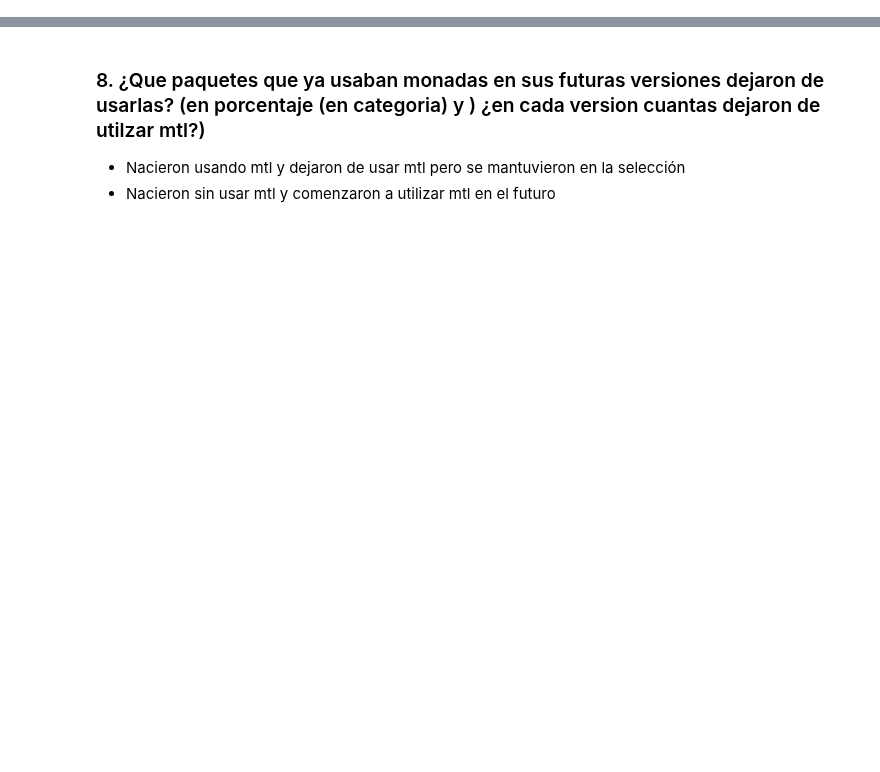
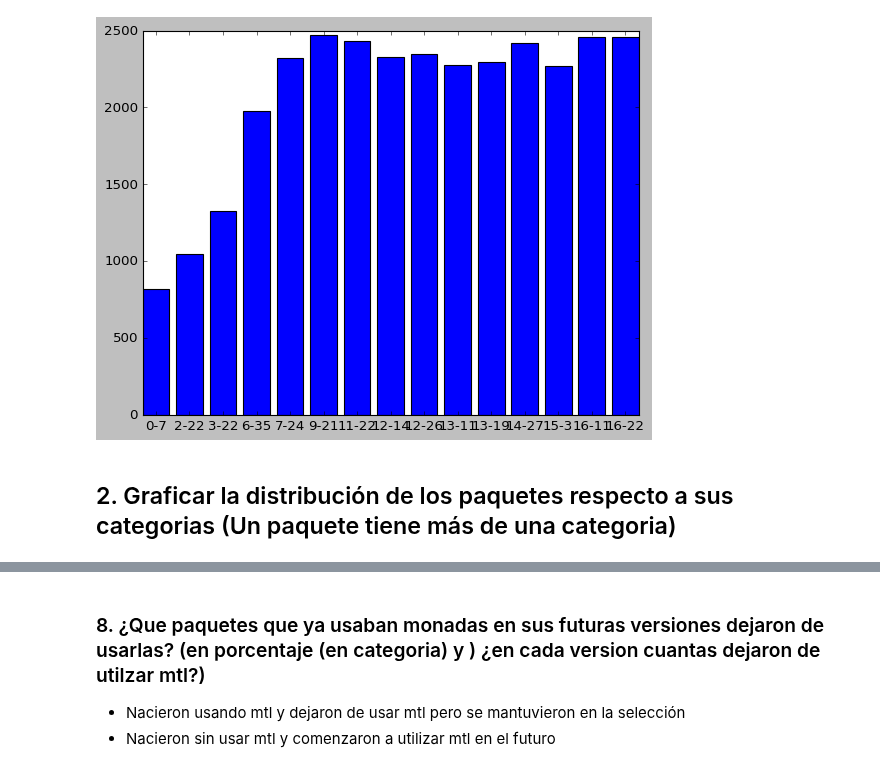
Before and after one commit to pragmaticslaboratory/stackage-evolution, a Jupyter notebook: notebooks/answers.ipynb, the cells around one changed output, grey strips where cells are left out. Cells and saved outputs as stored; diff of their text form; code cells hidden in the pictures; blank space fills up the shorter version.

```diff
--- a/notebooks/answers.ipynb
+++ b/notebooks/answers.ipynb
@@ -328,12 +0,0 @@ plt.show()
-# %%
-per_mtl_pkgs = create_lts_obj()
-
-for idx, df in enumerate(df_list):
-    percentage = len(df[df['mtl-direct'] == 1]) * 100 / len(df)
-    per_mtl_pkgs[lts_list[idx]] = percentage
-
-df = pd.DataFrame(data={'lts': list(per_mtl_pkgs.keys()), 'mtl_pkgs': list(per_mtl_pkgs.values()) })
-fig, ax = plt.subplots(figsize=(12, 9))
-sns.barplot(y="mtl_pkgs", x="lts", data=df)
-ax.set_yticks([10, 20, 30, 40, 50, 60, 70, 80, 90, 100])
-plt.show()
@@ -419,0 +3,11 @@ plt.show()
+# %%
+%matplotlib inline
+import pandas as pd
+import numpy as np
+import re
+import copy
+import matplotlib
+import matplotlib.pyplot as plt
+import seaborn as sns
+plt.style.use('classic')
+!pwd
@@ -419,0 +18,13 @@ plt.show()
+# %%
+lts_list = ['0-7', '2-22', '3-22', '6-35', '7-24', '9-21', '11-22', '12-14', '12-26', '13-11', '13-19', '14-27', '15-3', '16-11', '16-22']
+df_list = []
+df_by_category_list = []
+path = '/Users/feliperuiz/Desktop/github/stackage-evolution/notebooks'
+
+for idx, lts in enumerate(lts_list):
+    df = pd.read_pickle(f'{path}/lts-{lts}/lts-{lts}.df')
+    df_list.append(df)
+
+for idx, lts in enumerate(lts_list):
+    df = pd.read_pickle(f'{path}/lts-{lts}/lts-{lts}-by-category.df')
+    df_by_category_list.append(df)
@@ -419,0 +50,13 @@ plt.show()
+# %%
+total_pkgs = []
+
+for df in df_list:
+    total_pkgs.append(len(df))
+
+fig, ax = plt.subplots()
+bars = ax.bar(lts_list, total_pkgs, align='center')
+plt.show()
+# %% [output]
+[figure, added]
+# %% [markdown]
+## 2. Graficar la distribución de los paquetes respecto a sus categorias (Un paquete tiene más de una categoria)
```
Also changed, not shown: parts of 66 cells of this notebook, 3 other files.
